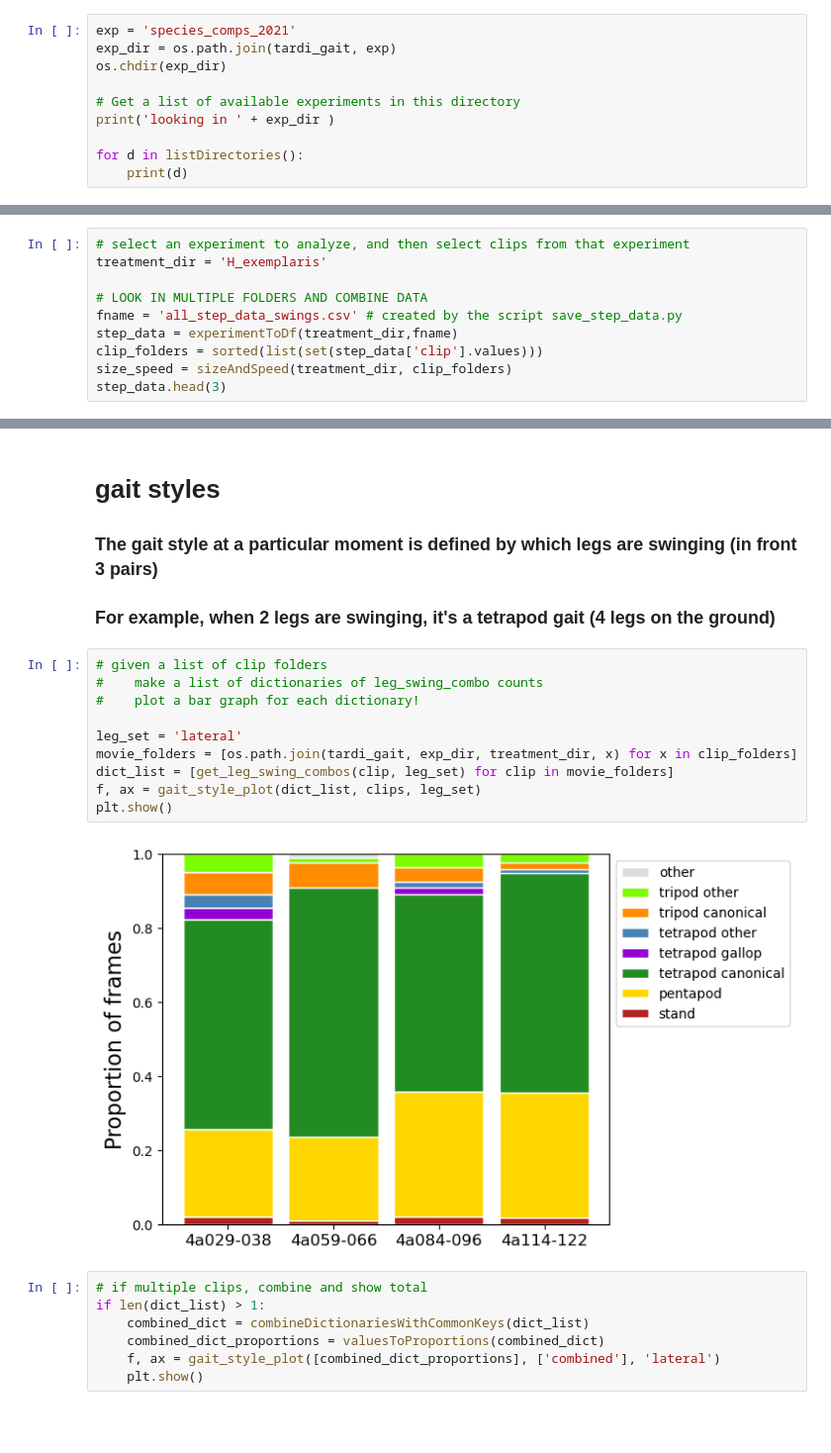
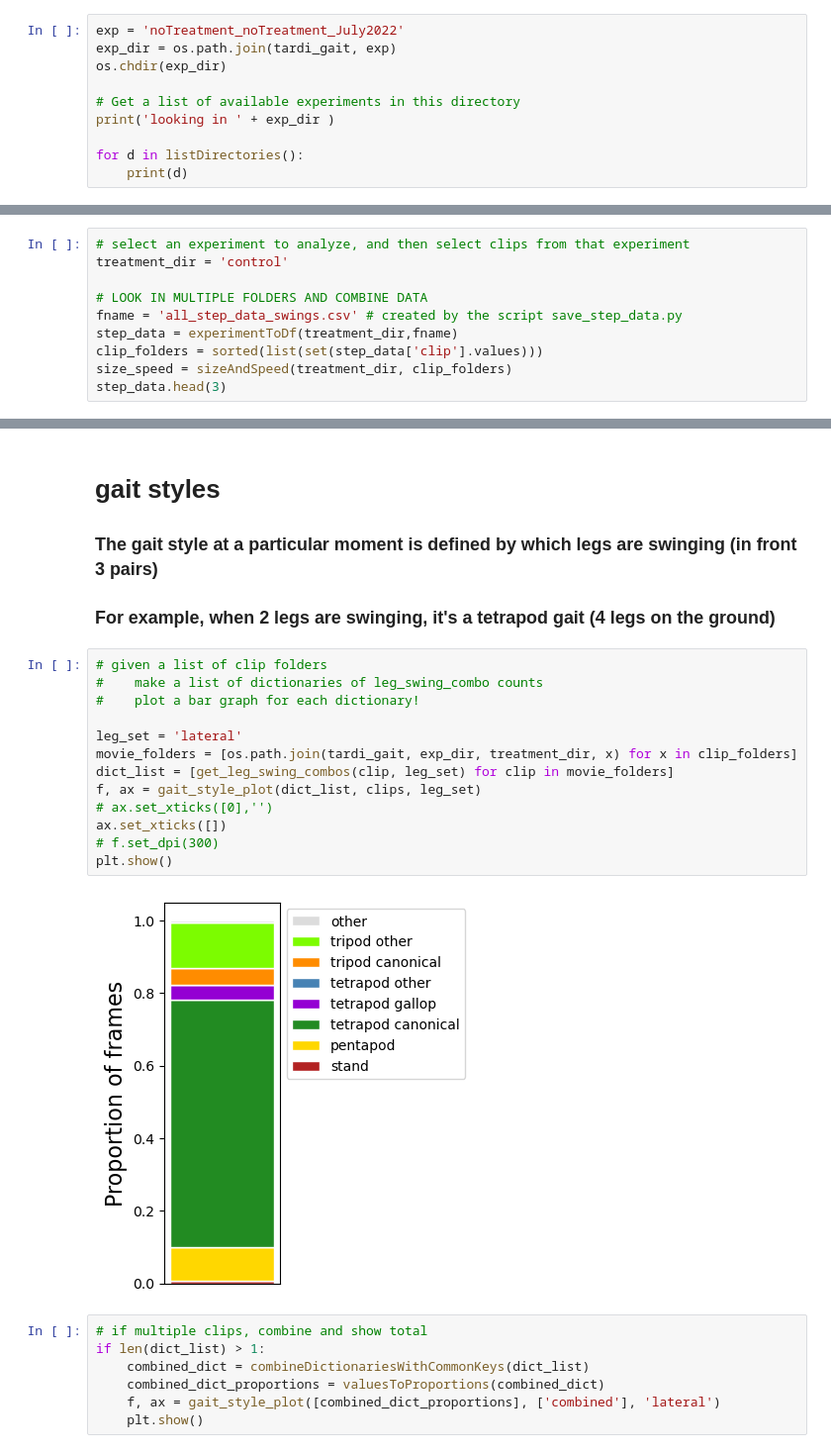
Before and after one commit to enwudz/gait, a Jupyter notebook: step_data_plots.ipynb, the cells around one changed output, grey strips where cells are left out. Shown at 99% size. Saved outputs shown, nothing was run; the diff lists cells and outputs as text; blank space fills up the shorter version.

```diff
--- a/step_data_plots.ipynb
+++ b/step_data_plots.ipynb
@@ -40,7 +40,7 @@ old_code
 species_comps_2021
 wildT_july2022
 # %%
-exp = 'species_comps_2021'
+exp = 'noTreatment_noTreatment_July2022'
 exp_dir = os.path.join(tardi_gait, exp)
 os.chdir(exp_dir)
 
@@ -62,6 +56,6 @@ tlo_garage_ram
 # %%
 # select an experiment to analyze, and then select clips from that experiment
-treatment_dir = 'H_exemplaris'
+treatment_dir = 'control'
 
 # LOOK IN MULTIPLE FOLDERS AND COMBINE DATA
 fname = 'all_step_data_swings.csv' # created by the script save_step_data.py
@@ -145,15 +148,18 @@ plt.show()
 # %%
 # given a list of clip folders
 #    make a list of dictionaries of leg_swing_combo counts
 #    plot a bar graph for each dictionary!
 
 leg_set = 'lateral'
 movie_folders = [os.path.join(tardi_gait, exp_dir, treatment_dir, x) for x in clip_folders]
 dict_list = [get_leg_swing_combos(clip, leg_set) for clip in movie_folders]
 f, ax = gait_style_plot(dict_list, clips, leg_set)
+# ax.set_xticks([0],'')
+ax.set_xticks([])
+# f.set_dpi(300)
 plt.show()
 # %% [output]
-[figure, old version]
+[figure, new version]
 # %%
 # if multiple clips, combine and show total
 if len(dict_list) > 1:
```
Also changed, not shown: parts of 7 cells of this notebook, 1 other file.
